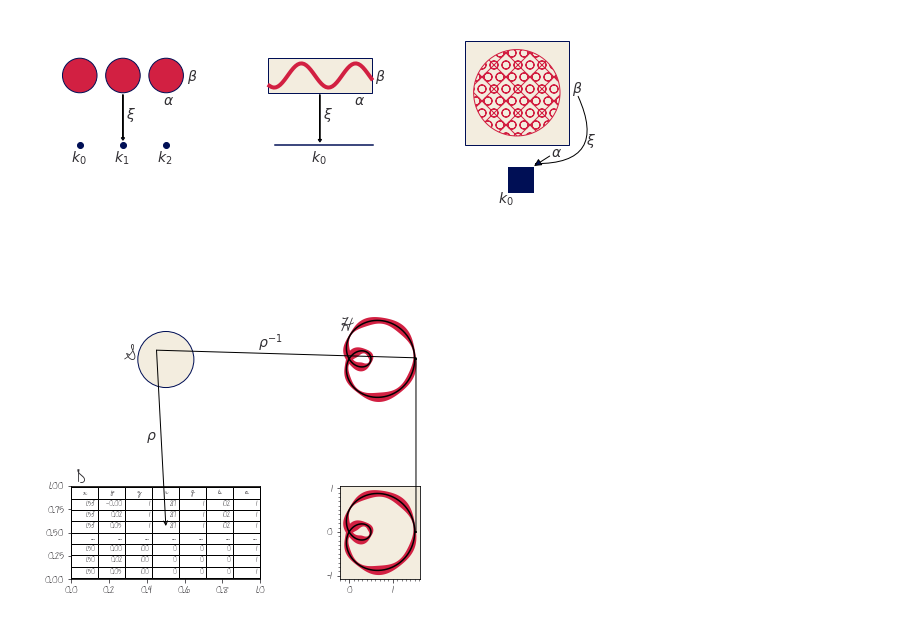
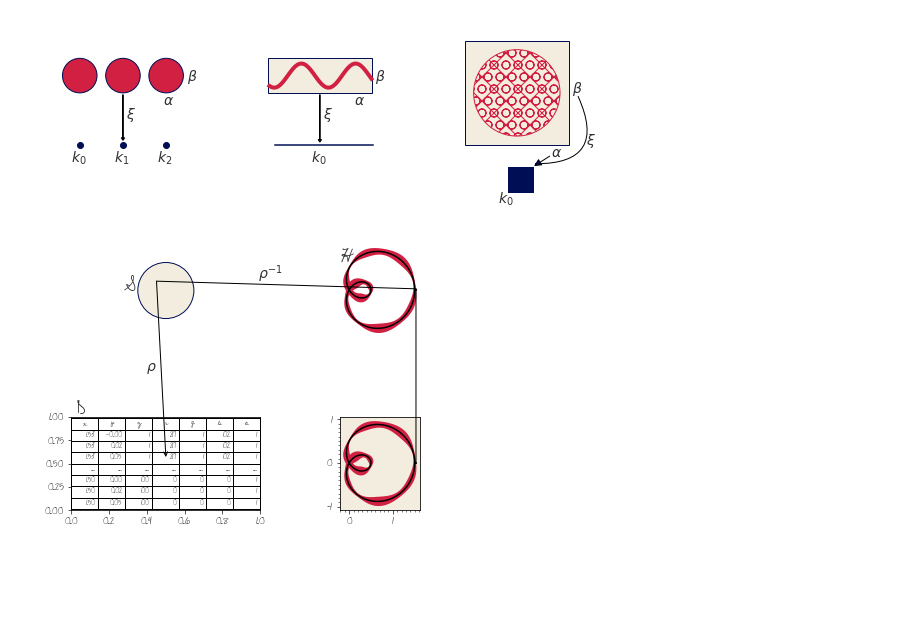
Before and after one commit to story645/proposal, a Jupyter notebook: draft/figures/math/graphics_figures.ipynb, the cells around one changed output. Cells and saved outputs as stored; diff of their text form; code cells hidden in the pictures; blank space fills up the shorter version.

Commit message:
start of artist figures

```diff
--- a/draft/figures/math/graphics_figures.ipynb
+++ b/draft/figures/math/graphics_figures.ipynb
@@ -26,7 +26,7 @@ fig, axd = plt.subplot_mosaic([['circle', 'line', 'image']], figsize=(10,5))
 
 for k in axd.keys():
     axd[k].set_aspect("equal")
-    axd[k].set(xlim=(.05,1), ylim=(-.5,1))
+    axd[k].set(xlim=(.05,1), ylim=(-.1,1))
     axd[k].axis('off')
 
 xpos = [.25,.5,.75]
@@ -51,34 +51,34 @@ b1 = mpatches.Rectangle((xposl[0], 0.6), height=.2, width=(xposl[-1]-xposl[0]),
                         facecolor=axd['line'].get_facecolor(), edgecolor=l.get_color())
 axd['line'].add_patch(b1)
 x = np.linspace(-2*np.pi, np.pi*2, 1000)
 inds = ((x>xposl[0]) & (x<xposl[-1]))
 y = np.sin(x*20)*.07 + .7
 axd['line'].plot(x[inds], y[inds], color='C1', linewidth=4)
 
 
 axd['line'].annotate(r'$\alpha$',(0.7, 0.53), fontsize=14)
 axd['line'].annotate(r'$\beta$', (0.82, 0.67), fontsize=14)
 axd['line'].annotate(r'$k_0$', (0.45, 0.2), fontsize=14)
 axd['line'].annotate(r'$\xi$', (0.52, 0.45), fontsize=14)
 axd['line'].arrow(.5, .59, 0, -.26,  head_width=0.02, head_length=0.015)
 
 s1 = mpatches.Rectangle((0.45,0.02), .15, .15)
 axd['image'].add_patch(s1)
 s2 = mpatches.Rectangle((0.2, 0.3), .6, .6,facecolor=axd['image'].get_facecolor(), edgecolor=l.get_color())
 axd['image'].add_patch(s2)
 smile = mpatches.Circle((.5,.6), radius=.25, facecolor=axd['image'].get_facecolor(), edgecolor='C1', hatch='Ox')
 axd['image'].add_patch(smile)
 axd['image'].annotate(r'$\alpha$', (0.7, 0.23), fontsize=14)
 axd['image'].annotate(r'$\beta$', (0.82, 0.6), fontsize=14)
 p1 = mpatches.FancyArrowPatch((.85, 0.59), (0.59, 0.19), connectionstyle="arc3,rad=-.8",arrowstyle="-|>", mutation_scale=1)
 axd['image'].add_patch(p1)
 p2 = mpatches.FancyArrowPatch((.7, 0.24), (0.59, 0.17), arrowstyle="-|>",  mutation_scale=15)
 axd['image'].add_patch(p2)
 axd['image'].annotate(r'$\xi$', (.9, .3), fontsize=14)
 axd['image'].annotate(r'$k_0$', (.39,-.04), fontsize=14)
 fig.savefig(spath/"retraction_maps.png", bbox_inches='tight', facecolor='white' )
 # %% [output]
-[figure, old version]
+[figure, new version]
 # %%
 N = 400
 t = np.linspace(0, 2 * np.pi, N)
```
Also changed, not shown: 6 other files.
